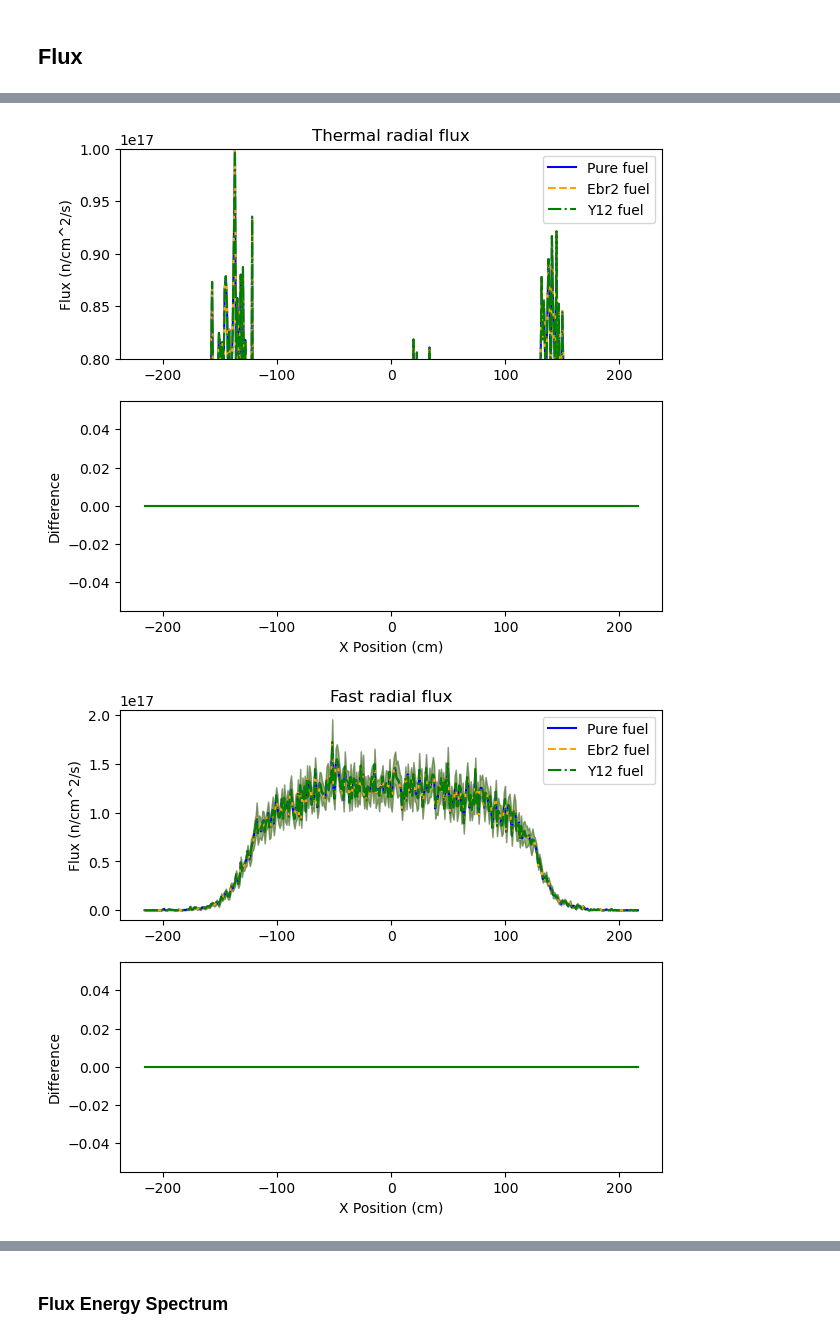
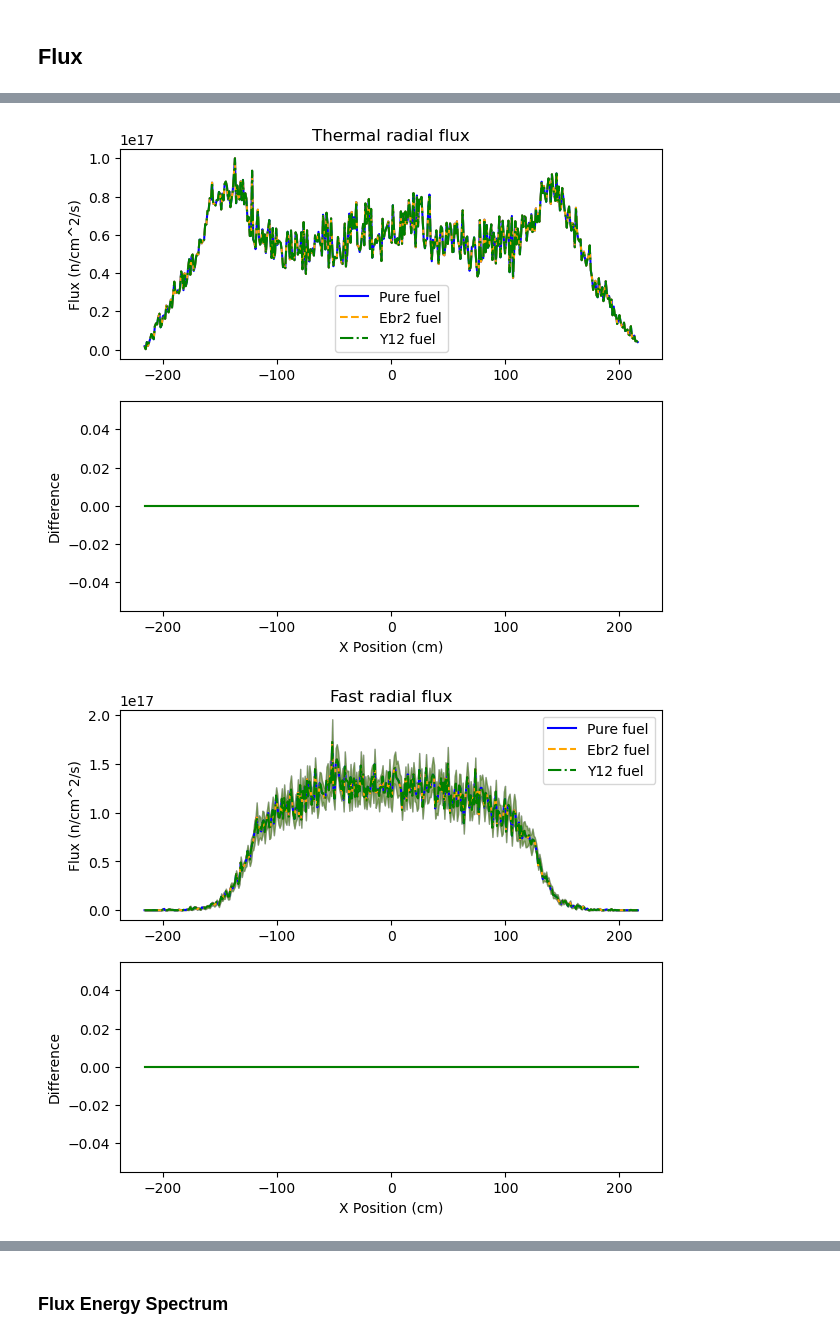
Before and after one commit to abachma2/phlox, a Jupyter notebook: reactors/full-core/htgr-200/Impurities_analysis.ipynb, the cells around one changed output, grey strips where cells are left out. Cells and saved outputs as stored; diff of their text form; code cells hidden in the pictures.

```diff
--- a/reactors/full-core/htgr-200/Impurities_analysis.ipynb
+++ b/reactors/full-core/htgr-200/Impurities_analysis.ipynb
@@ -281,7 +277,6 @@ for fuel_index, fuel in enumerate(out_files['detectors']['2group']):
         #                 flux['radial'][fuel].tallies[0, 483, 267:699]+error,
         #                alpha=0.3, edgecolor=colors[fuel])
         ax1.legend()
-        ax1.set_ylim(0.8e17, 1e17)
         ax1.set_ylabel("Flux (n/cm^2/s)")
         plt.title("Thermal radial flux")
         if fuel != 'pure':
@@ -329,34 +324,34 @@ for fuel_index, fuel in enumerate(out_files['detectors']['2group']):
         if fuel != 'pure':
             ax2 = plt.subplot(2,1,2)
             diff = flux['axial'][fuel].tallies[0, :] - flux['axial']['pure'].tallies[0,:]
             diff_e = error + flux['axial']['pure'].tallies[0, :]*flux['axial']['pure'].errors[0,:]
             ax2.plot(axial_grid, diff, color=colors[fuel])
             #ax2.fill_between(axial_grid, diff-error, diff+error,alpha=0.3, edgecolor=colors[fuel])
             ax2.set_ylabel("Difference")
             ax2.set_xlabel('Z Position (cm)')
 
         plt.figure(counter+3, figsize=(7,6))
         ax1 = plt.subplot(2,1,1)
         error = flux['axial'][fuel].errors[1, :]*flux['axial'][fuel].tallies[1, :]
         ax1.plot(axial_grid, flux['axial'][fuel].tallies[1, :],
                     label=f"{fuel.capitalize()} fuel", color = colors[fuel],
                 linestyle = linestyles[fuel])
         ax1.fill_between(axial_grid, flux['axial'][fuel].tallies[1, :]-error,
                          flux['axial'][fuel].tallies[1, :]+error,
                         alpha=0.3, edgecolor=colors[fuel])
         ax1.legend()
         ax1.set_ylabel("Flux (n/cm^2/s)")
         plt.title("Fast axial flux")
         if fuel != 'pure':
             ax2 = plt.subplot(2,1,2)
             diff = flux['axial'][fuel].tallies[1, :] - flux['axial']['pure'].tallies[1,:]
             diff_e = error + flux['axial']['pure'].tallies[1, :]*flux['axial']['pure'].errors[1,:]
             ax2.plot(axial_grid, diff, color=colors[fuel])
             #ax2.fill_between(axial_grid, diff-error, diff+error,alpha=0.3, edgecolor=colors[fuel])
             ax2.set_ylabel("Difference")
             ax2.set_xlabel('Z Position (cm)')
 # %% [output]
-[figure, old version]
+[figure, new version]
 [figure]
 [figure]
 [figure]
```
Also changed, not shown: parts of 3 cells of this notebook.
